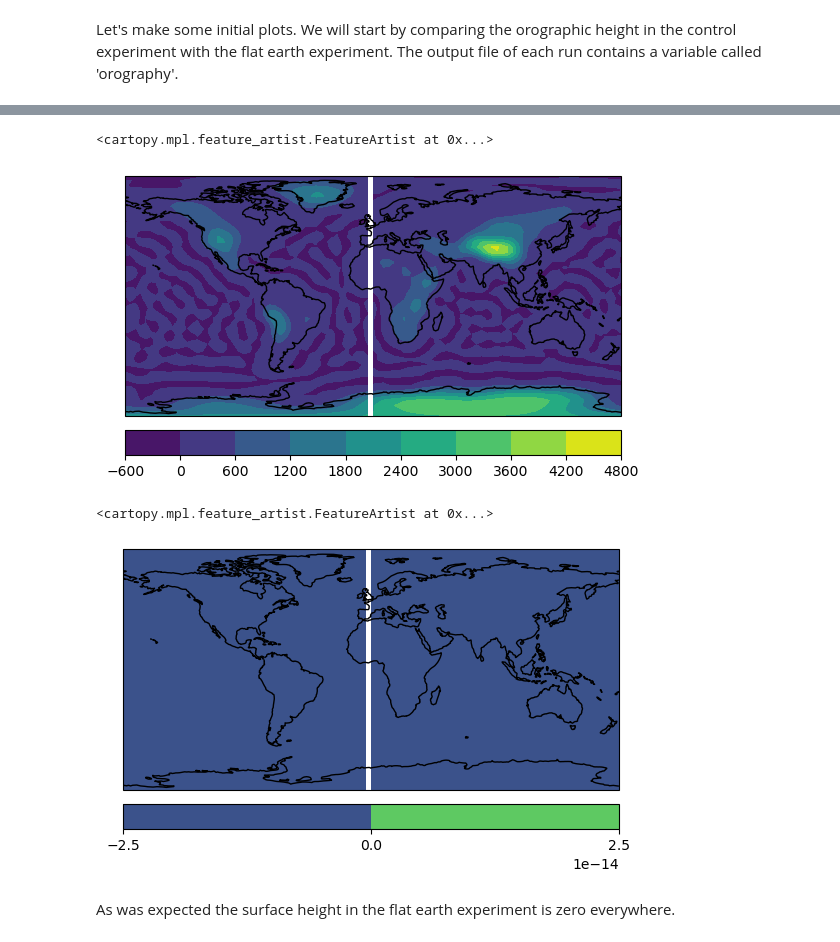
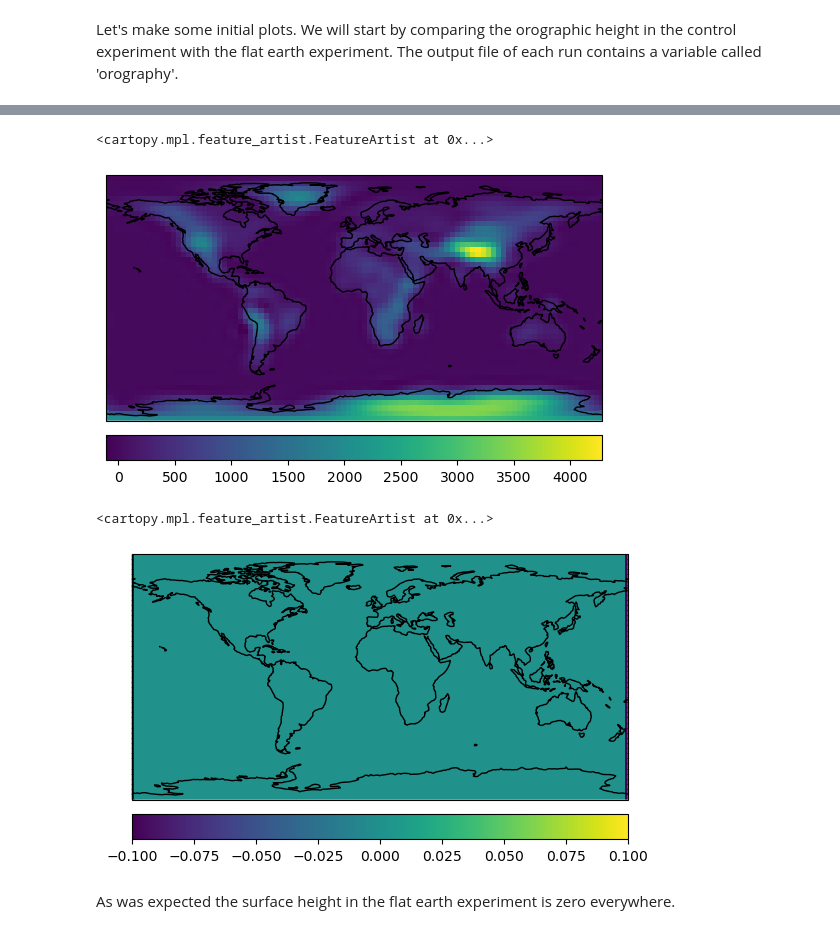
Before and after one commit to SpeedyWeather/NCAS_CMSS_2025, a Jupyter notebook: Pre-Defined_Experiments/Flat_Earth_analysis.ipynb, the cells around one changed output, grey strips where cells are left out. Saved outputs shown, nothing was run; the diff lists cells and outputs as text; code cells hidden in the pictures.

Commit message:
Add files via upload
A new version of my analysis notebook. Some improvements to the plots.

```diff
--- a/Pre-Defined_Experiments/Flat_Earth_analysis.ipynb
+++ b/Pre-Defined_Experiments/Flat_Earth_analysis.ipynb
@@ -31,5 +33,5 @@ import sys
 # %%
-ds=xr.open_dataset("./run_Climate_Ocean_Land_0001/output.nc")
+ds=xr.open_dataset(f'{datadir}/run_Climate_Ocean_Land_0001/output.nc')
 ds
 # %% [output]
 <xarray.Dataset> Size: 102GB
@@ -72,19 +74,19 @@ Data variables: (12/28)
     precip_conv_rate  (time, lat, lon) float32 2GB ...
 # %%
 ax=plt.axes(projection=ccrs.PlateCarree())
-plt.contourf(ds.lon,ds.lat,ds.orography,transform=ccrs.PlateCarree())
+plt.pcolormesh(ds.lon,ds.lat,ds.orography,transform=ccrs.PlateCarree())
 plt.colorbar(orientation='horizontal', pad=0.04)
 ax.coastlines()
 # %% [output]
 <cartopy.mpl.feature_artist.FeatureArtist at 0x...>
-[figure, old version]
+[figure, new version]
 # %%
 ax=plt.axes(projection=ccrs.PlateCarree())
-plt.contourf(ds_flat.lon,ds_flat.lat,ds_flat.orography,transform=ccrs.PlateCarree())
+plt.pcolormesh(ds_flat.lon,ds_flat.lat,ds_flat.orography,transform=ccrs.PlateCarree())
 plt.colorbar(orientation='horizontal', pad=0.04)
 ax.coastlines()
 # %% [output]
 <cartopy.mpl.feature_artist.FeatureArtist at 0x...>
-[figure, old version]
+[figure, new version]
 # %% [markdown]
 As was expected the surface height in the flat earth experiment is zero everywhere.
```
Also changed, not shown: parts of 15 cells of this notebook.
